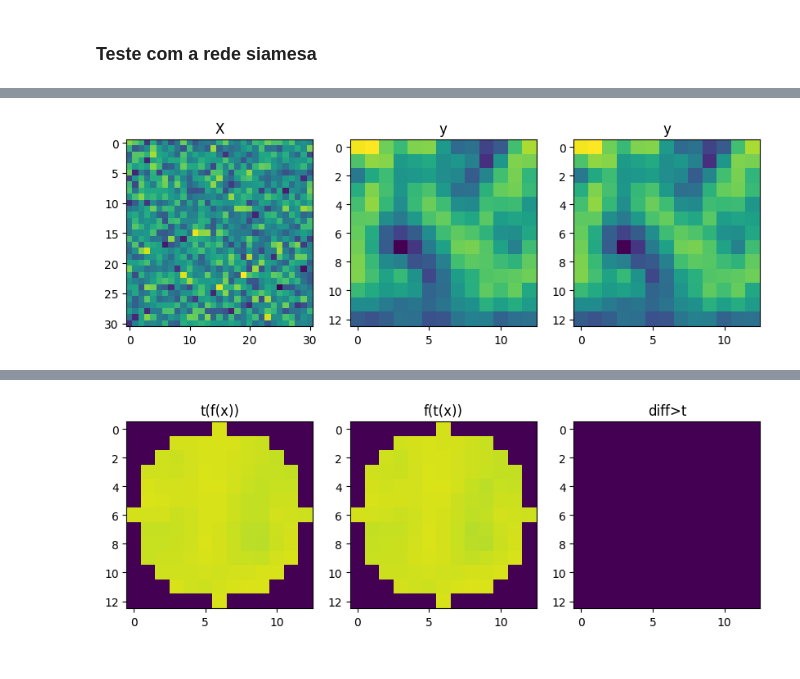
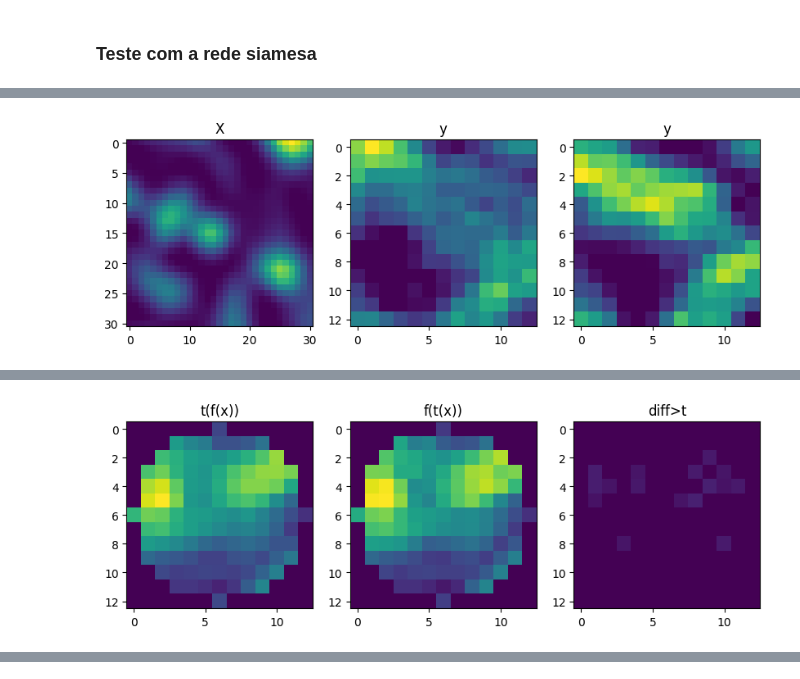
Before and after one commit to binarycode11/singular-points, a Jupyter notebook: siamesa.ipynb, the cells around one changed output, grey strips where cells are left out. Cells and saved outputs as stored; diff of their text form; code cells hidden in the pictures.

```diff
--- a/siamesa.ipynb
+++ b/siamesa.ipynb
@@ -345,22 +347,2 @@ KeyboardInterrupt:
 # %% [markdown]
 ### Teste com a rede siamesa
-# %%
-torch.manual_seed(42)
-X = torch.randn(1, 2, 31, 31).to(device)
-
-n_channel=X.shape[1]
-n_dim=X.shape[2]
-
-model_feature = model.feature
-model_discriminator = model.discriminator
-y = model_feature(X)
-print(y.shape)
-d = model_discriminator(y,y)
-print(d.shape,d)
-#import
-import matplotlib.pyplot as plot
-#plot images wrmup
-plot.imshow(X[0,0,:,:].cpu().detach().numpy())
-plot.show()
-plot.imshow(y[0,0,:,:].cpu().detach().numpy())
-plot.show()
@@ -396,45 +373,40 @@ def rotate_images(image1, image2, angle):
     image2 = kornia.geometry.transform.rotate(image2, angle)
     return image1, image2
 # %%
-
-import math
-import numpy as np
-from kornia.geometry import transform
-from utils import create_circular_mask
+model_feature = model.feature
+model_discriminator = model.discriminator
 
 torch.manual_seed(42)
-np.random.seed(42)
-X = torch.randn(1, 2, 31, 31).to(device)
-y = model_feature(X)
-print(X.shape,y.shape)
-show_images(normalize_tensor(X[0,0]),normalize_tensor(y[0,0]),normalize_tensor(y[0,0]),title1="X",title2="y",title3="y")
-#gerar um vetor de angulos aleatorios
 angles =  torch.tensor(np.random.uniform(low=0.0, high=360.0, size=10)//1, dtype=torch.float32).to(device)
-print(angles)
+
 c_mask = create_circular_mask(y.shape[2],y.shape[3])
 c_mask = torch.tensor(c_mask).to(device)
-for angle in angles:
-    Xt,yt = rotate_images(X,y,angle)
 
-    yt = yt*c_mask
-    #rotacionar a imagem
-    y2 = model_feature(Xt)*c_mask
+iterator=iter(test_loader)
+data = next(iterator)
+index = 5
+with torch.no_grad():
+    y = model_feature(data)
+    show_images(normalize_tensor(data[index,0]),normalize_tensor(y[index,2]),normalize_tensor(y[index,1]),title1="X",title2="y",title3="y")
+    for angle in angles:
+        data_rotated, y_rotated = rotate_images(data, y, angle)
+        y_rotated2 = model_feature(data_rotated)
 
-    show_images(normalize_tensor(X[0,0]),normalize_tensor(y[0,0]),normalize_tensor(y[0,0]),title1="X",title2="y",title3="y")
-    #normalizar as imagens
-    # y1n=normalize_tensor(yt[0,0])
-    # y2n=normalize_tensor(y2[0,0])
-    y1n=yt[0,0]
-    y2n=y2[0,0]
+        distance =model_discriminator(y_rotated,y_rotated2)
+        y_rotated2 = y_rotated2*c_mask
+        y_rotated = y_rotated*c_mask
 
-    diff = y2n - y1n
-    t = 0.001
-    diff[abs(diff) < t] = 0
-    print(y1n.min(),y1n.max(),y1n.shape)
-    print(angle,diff.mean(),diff[0,0])
-    show_images(y1n,y2n,diff,title1="t(f(x))",title2="f(t(x))",title3="diff>t")
+        y1n=normalize_tensor(y_rotated[0,0])
+        y2n=normalize_tensor(y_rotated2[0,0])
 
+        print(y1n.min(),y_rotated.min(),y1n.max(),y_rotated.max())
+        print(y2n.min(),y_rotated2.min(),y2n.max(),y_rotated2.max())
 
-    # check if the two are equal up to a certain tolerance
-    # assert torch.allclose(y_from_x_transformed.tensor, y_transformed_from_x.tensor, atol=1e-5), g
+        diff = abs(y2n - y1n)
+        t = 0.05
+        diff[abs(diff) < t] = 0
+
+        print(diff.min(),diff.max(),distance[0])
+        show_images(y1n,y2n,diff,title1="t(f(x))",title2="f(t(x))",title3="diff>t")
 # %% [output]
+[figure, new version]
@@ -442 +416 @@ torch.Size([1, 2, 31, 31]) torch.Size([1, 3, 13, 13])
-[figure, old version]
+[figure, new version]
@@ -447 +419,0 @@ tensor(134., device='cuda:0') tensor(-0.0008, device='cuda:0', grad_fn=<MeanBack
-[figure, old version]
```
Also changed, not shown: parts of 10 cells of this notebook.
